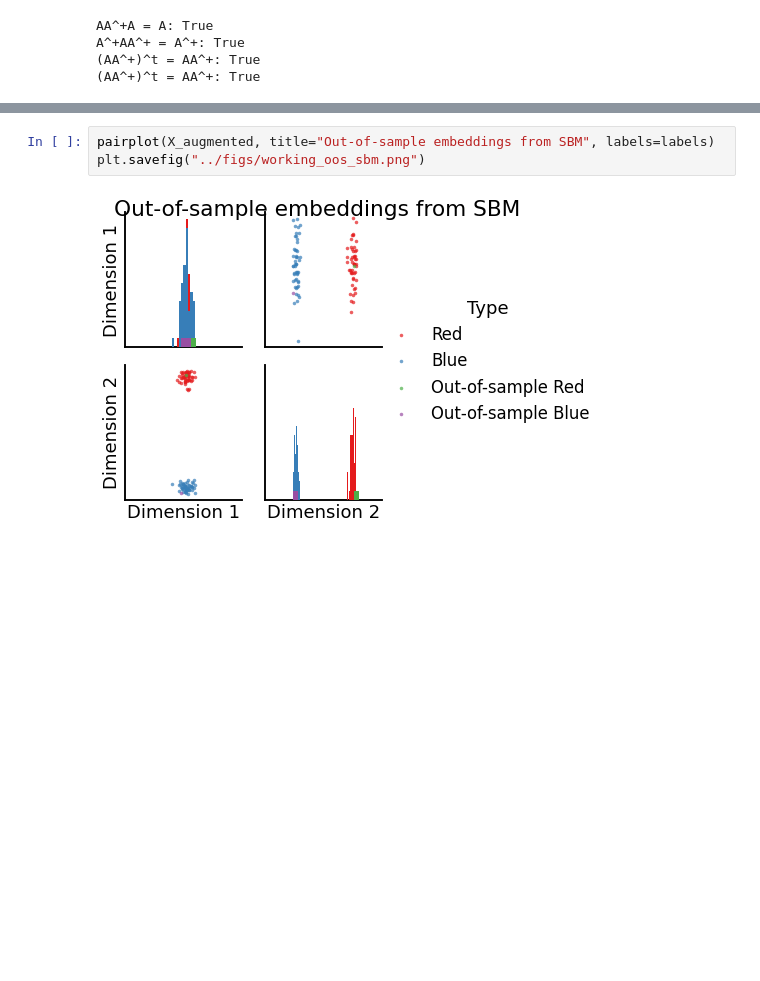
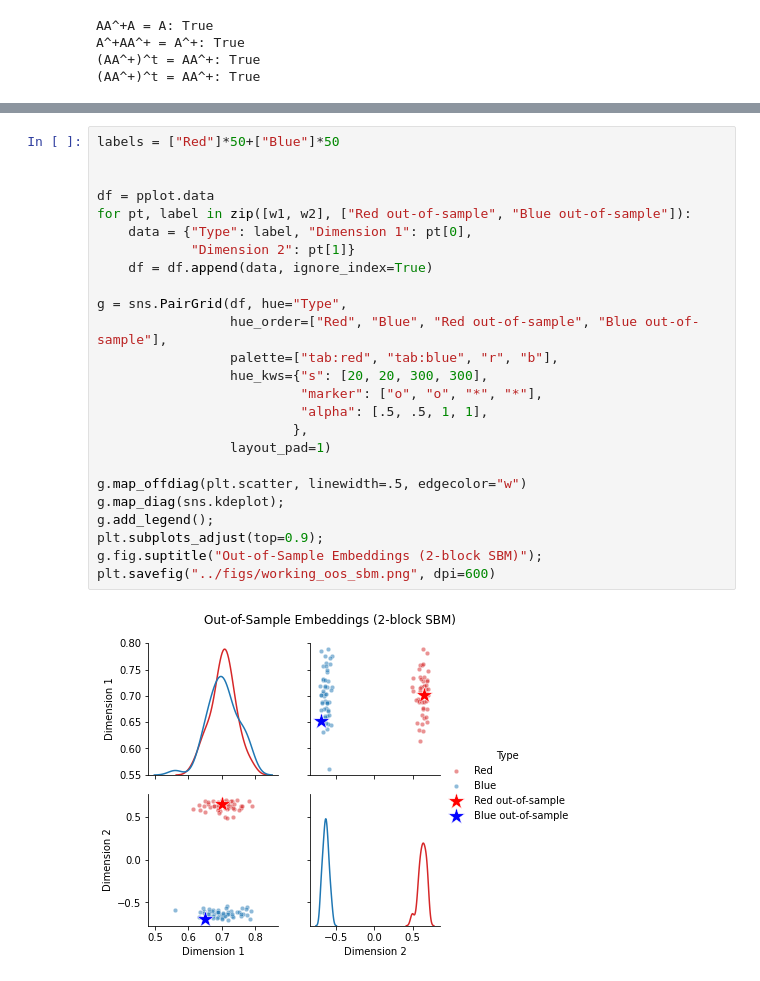
Before and after one commit to loftusa/graspy-personal, a Jupyter notebook: notebooks/oos_sim.ipynb, the cells around one changed output, grey strips where cells are left out. Saved outputs shown, nothing was run; the diff lists cells and outputs as text; blank space fills up the shorter version.

Commit message:
prettier figures

```diff
--- a/notebooks/oos_sim.ipynb
+++ b/notebooks/oos_sim.ipynb
@@ -69,7 +73,29 @@ plt.savefig("../figs/SBM.png")
 # %% [output]
 [figure]
-# %%
-pairplot(X_augmented, title="Out-of-sample embeddings from SBM", labels=labels)
-plt.savefig("../figs/working_oos_sbm.png")
-# %% [output]
-[figure, removed]
+# %%
+labels = ["Red"]*50+["Blue"]*50
+
+
+df = pplot.data
+for pt, label in zip([w1, w2], ["Red out-of-sample", "Blue out-of-sample"]):
+    data = {"Type": label, "Dimension 1": pt[0],
+            "Dimension 2": pt[1]}
+    df = df.append(data, ignore_index=True)
+
+g = sns.PairGrid(df, hue="Type",
+                 hue_order=["Red", "Blue", "Red out-of-sample", "Blue out-of-sample"],
+                 palette=["tab:red", "tab:blue", "r", "b"],
+                 hue_kws={"s": [20, 20, 300, 300],
+                          "marker": ["o", "o", "*", "*"],
+                          "alpha": [.5, .5, 1, 1],
+                         },
+                 layout_pad=1)
+
+g.map_offdiag(plt.scatter, linewidth=.5, edgecolor="w")
+g.map_diag(sns.kdeplot);
+g.add_legend();
+plt.subplots_adjust(top=0.9);
+g.fig.suptitle("Out-of-Sample Embeddings (2-block SBM)");
+plt.savefig("../figs/working_oos_sbm.png", dpi=600)
+# %% [output]
+[figure, added]
```
Also changed, not shown: parts of 2 cells of this notebook, 2 other files.
